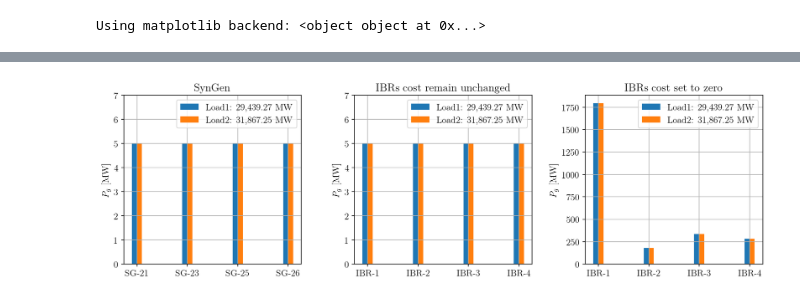
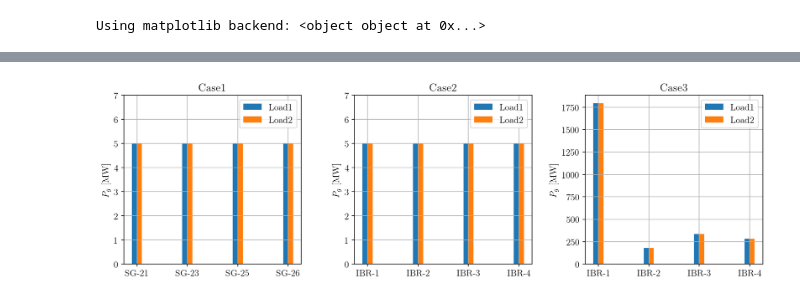
Before and after one commit to jinningwang/psal, a Jupyter notebook: src/notes/lmp/npcc_plot.ipynb, the cells around one changed output, grey strips where cells are left out. Saved outputs shown, nothing was run; the diff lists cells and outputs as text; code cells hidden in the pictures.

```diff
--- a/src/notes/lmp/npcc_plot.ipynb
+++ b/src/notes/lmp/npcc_plot.ipynb
@@ -79,39 +79,39 @@ barw = 0.1
 xpos1 = xpos - 0.5*barw
 xpos2 = xpos + 0.5*barw
 
-label1, label2 = f'Load1: {l1.round(2):,} MW', f'Load2: {l2.round(2):,} MW'
+label1, label2 = f'Load1', f'Load2'
 ax[0].bar(xpos1, pg97ibri,
           width=barw, color='tab:blue', label=label1)
 ax[0].bar(xpos2, pg105ibri,
           width=barw, color='tab:orange', label=label2)
 ax[0].set_ylim(0, 7)
-ax[0].set_title('SynGen')
+ax[0].set_title('Case1')
 ax[0].set_xticks(xpos)
 ax[0].set_xticklabels(sg_names, rotation=0)
 
 ax[1].bar(xpos1, pg97ibri,
           width=barw, color='tab:blue', label=label1)
 ax[1].bar(xpos2, pg97ibri,
           width=barw, color='tab:orange', label=label2)
 ax[1].set_ylim(0, 7)
-ax[1].set_title('IBRs cost remain unchanged')
+ax[1].set_title('Case2')
 ax[1].set_xticks(xpos)
 ax[1].set_xticklabels(gen_names, rotation=0)
 
 ax[2].bar(xpos1, pg97ibr,
           width=barw, color='tab:blue', label=label1)
 ax[2].bar(xpos2, pg105ibr,
           width=barw, color='tab:orange', label=label2)
-ax[2].set_title('IBRs cost set to zero')
+ax[2].set_title('Case3')
 ax[2].set_xticks(xpos)
 ax[2].set_xticklabels(gen_names, rotation=0)
 
 for ax in ax:
     ax.legend()
     ax.grid(True)
     ax.set_ylabel('$P_g$ [MW]')
 # %% [output]
-[figure, old version]
+[figure, new version]
 # %%
 sasg1 = andes.run('./data/npcc_base.xlsx',
                   setup=True, no_output=True, default_config=True,)
```
Also changed, not shown: parts of 4 cells of this notebook, 2 other files.
